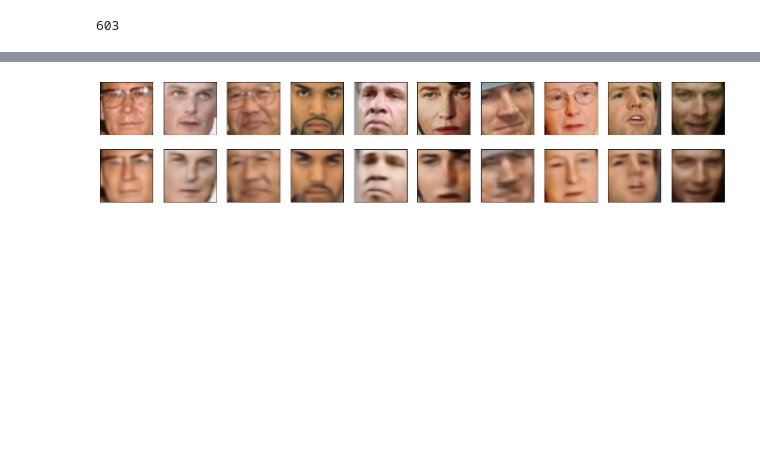
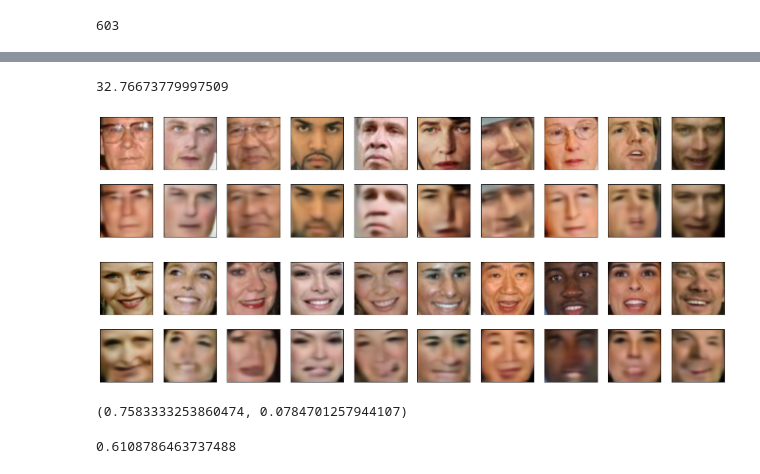
Before and after one commit to Gusty5/project_NN, a Jupyter notebook: notebooks/autoencoder.ipynb, the cells around one changed output, grey strips where cells are left out. Drawn from its saved outputs; the diff is of its cells as text; code cells hidden in the pictures; blank space fills up the shorter version.

Commit message:
métricas autoencoder

```diff
--- a/notebooks/autoencoder.ipynb
+++ b/notebooks/autoencoder.ipynb
@@ -38,12 +43,20 @@ smiling_faces
 # split dataset into train and validation sets
 train_size = int(0.8 * len(non_smiling_faces))
 train_dataset_0, test_dataset_0 = torch.utils.data.random_split(non_smiling_faces, [train_size, len(non_smiling_faces) - train_size], generator=torch.Generator().manual_seed(seed))
+
+train_smiling, test_smiling = torch.utils.data.random_split(smiling_faces, [train_size, len(smiling_faces) - train_size], generator=torch.Generator().manual_seed(seed))
 # %%
 X_test = torch.stack([non_smiling_faces[i][0] for i in test_dataset_0.indices])
 X_train = torch.stack([non_smiling_faces[i][0] for i in train_dataset_0.indices])
+
+X_test_smiling = torch.stack([smiling_faces[i][0] for i in test_smiling.indices])
+X_train_smiling = torch.stack([smiling_faces[i][0] for i in train_smiling.indices])
 # %%
 device = torch.device('cuda' if torch.cuda.is_available() else 'cpu')
 X_train = X_train.to(device)
 X_test = X_test.to(device)
+
+X_test_smiling = X_test_smiling.to(device)
+X_train_smiling = X_train_smiling.to(device)
 # %%
 train_dataset = TensorDataset(X_train, X_train)
@@ -218,5 +293,53 @@ Epoch 13/200, Train Loss: 0.1453, Val Loss: 0.1465
 ... (88 outputs left out)
+# %%
+training_time
+# %% [output]
+32.76673779997509
+# %%
+autoencoder = autoencoder.to(device)
+autoencoder.eval()
+
+sample_input = next(iter(test_loader))[0][:1]
+
+times = []
+
+with torch.no_grad():
+    for i in range(100):
+        # Prepare input
+        x = sample_input.to(device)
+
+        # Start timer
+        if device == "cuda":
+            torch.cuda.synchronize()
+        t0 = time.perf_counter()
+
+        # Forward pass
+        _ = autoencoder(x)
+
+        # Finish
+        if device == "cuda":
+            torch.cuda.synchronize()
+        t1 = time.perf_counter()
+
+        times.append((t1 - t0) * 1000)  # ms
+
+        np.mean(times), np.std(times)
 # %%
 visualize_results(autoencoder, X_val)
 # %% [output]
 [figure]
+# %%
+visualize_results(autoencoder, X_test_smiling)
+# %% [output]
+[figure, added]
+# %%
+# accuracy
+acc, best_th = anomaly_accuracy(autoencoder, X_val, X_val_smiling)
+acc, best_th
+# %% [output]
+(0.7583333253860474, 0.0784701257944107)
+# %%
+acc_test, _ = anomaly_accuracy(autoencoder, X_test, X_test_smiling, threshold=best_th)
+acc_test
+# %% [output]
+0.6108786463737488
```
Also changed, not shown: parts of 8 cells of this notebook.
